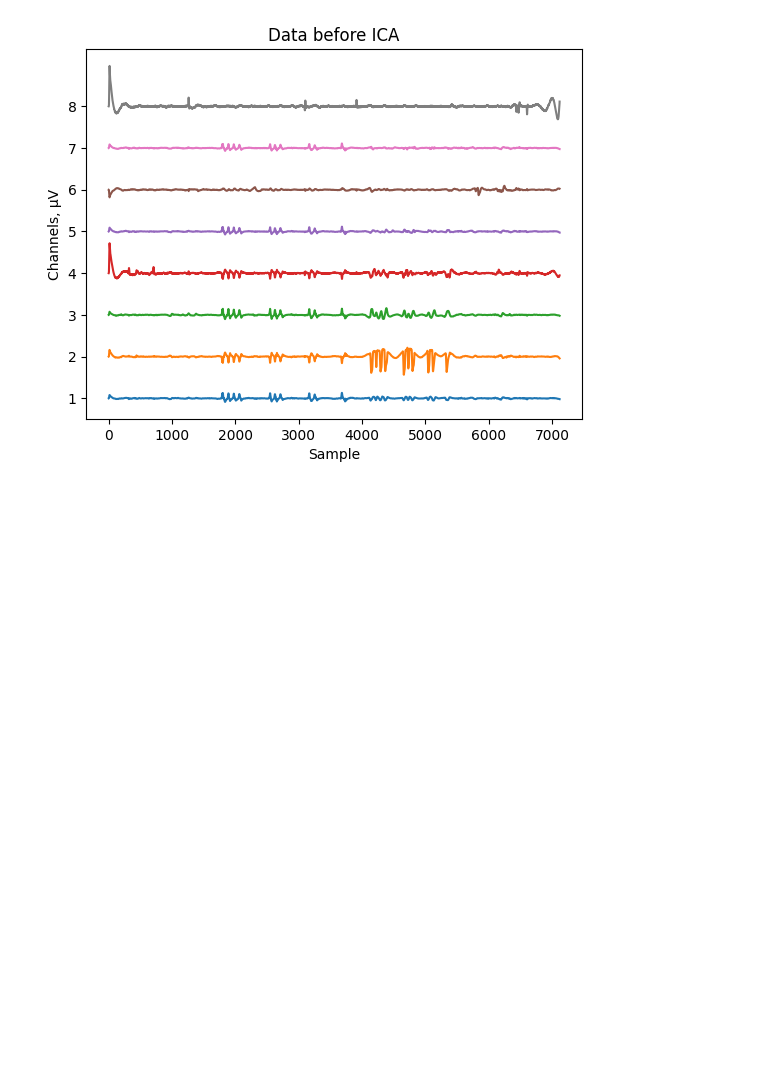
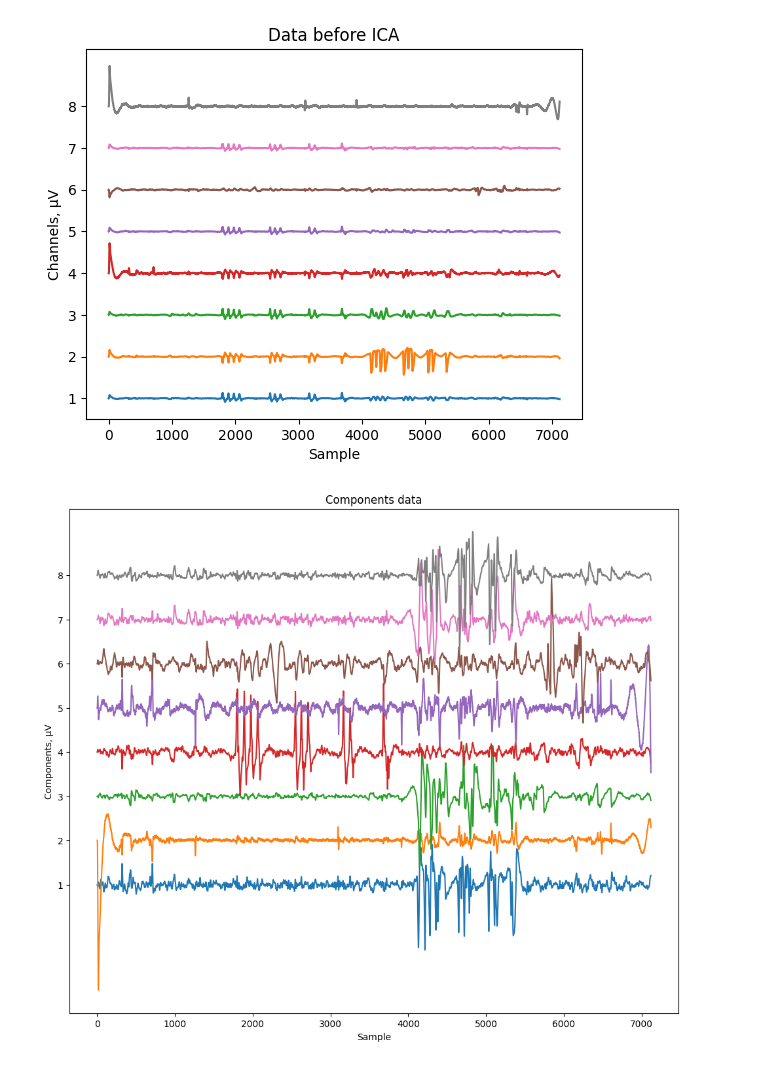
Before and after one commit to nargesyaghoubi/NeuroSignal, a Jupyter notebook: ica_bp_artifact_removal.ipynb, the cells around one changed output. Saved outputs shown, nothing was run; the diff lists cells and outputs as text; code cells hidden in the pictures; blank space fills up the shorter version.

Commit message:
add ICA decomposition and visualization for filtered EEG data

```diff
--- a/ica_bp_artifact_removal.ipynb
+++ b/ica_bp_artifact_removal.ipynb
@@ -181,3 +181,38 @@ plt.title("Data before ICA")
 plt.show()
 # %% [output]
 [figure]
+# %%
+"""
+The code first creates an instance of the FastICA class from the scikit-learn library,
+specifying the number of components to be extracted as 8. The fit method is then called on the data_bp_filtered data, which performs the ICA decomposition and learns the unmixing matrix.
+The transform method applies the learned unmixing matrix to the original data, resulting in the independent components stored in the components variable.
+Next, the code plots the independent components using plt.plot,
+with each component vertically offset by adding a constant value from the range(1, 1*n_channels+1, 1) sequence. This separation makes it easier to visualize the individual components.
+"""
+#pca=PCA(n_components=8)
+ica=FastICA(n_components=8)
+
+data_after_band_pass_filter_reshape = data_bp_filtered #np.transpose(data_bp_filtered)
+#data_after_band_pass_filter_reshape = data_bp_filtered #np.transpose(data_bp_filtered)
+
+#out_pca=pca.fit_transform(data_after_band_pass_filter_reshape)
+out_ica=ica.fit_transform(data_after_band_pass_filter_reshape)
+
+#fig, ax = plt.subplots(3,1,figsize=(10,8))
+ica = FastICA(n_components=8)
+ica.fit(data_after_band_pass_filter_reshape)
+components = ica.transform(data_after_band_pass_filter_reshape)
+
+
+offset = 5  # Adjust this value to increase or decrease the spacing
+plt.figure(figsize=(12, 10))  # Increase figure size for better visibility
+for i in range(8):
+    plt.plot(components[:, i] + offset * i)
+
+plt.yticks(range(0, offset * 8, offset), range(1, 9))
+plt.ylabel('Components, µV')
+plt.xlabel('Sample')
+plt.title('Components data')
+plt.show()
+# %% [output]
+[figure, added]
```
